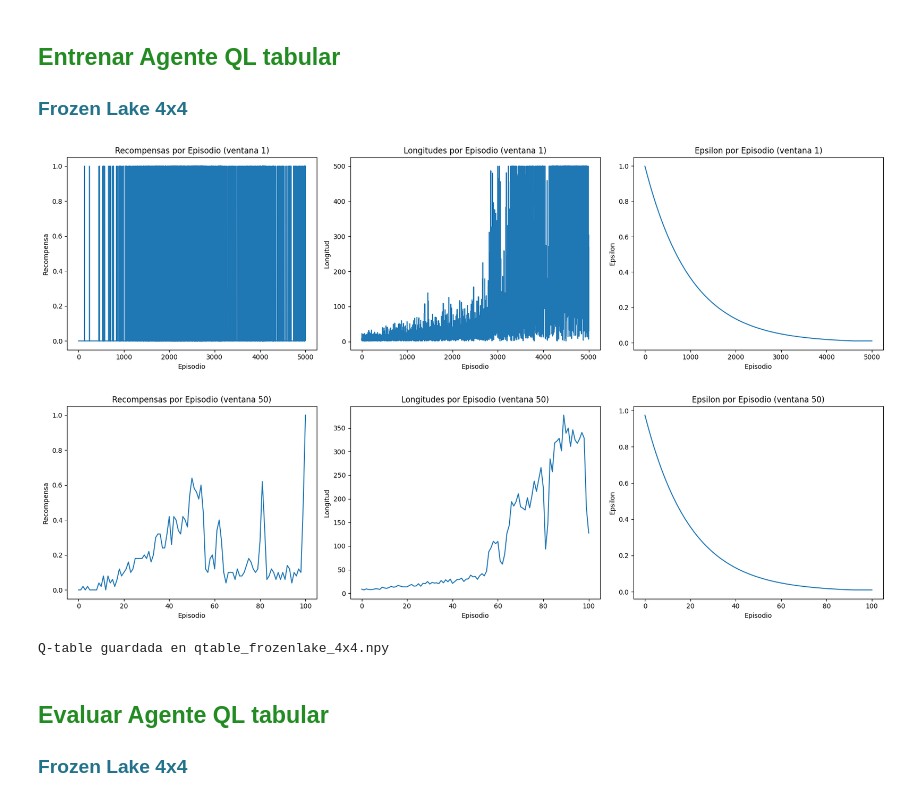
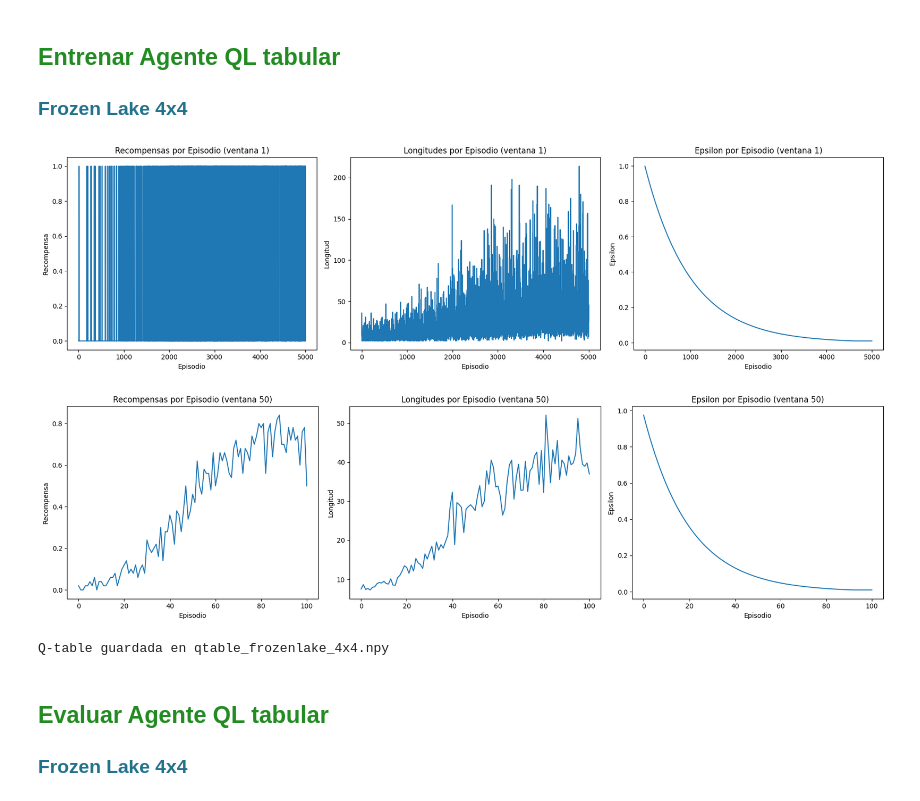
Before and after one commit to Ezequiel-Capo/MachineLearningLab, a Jupyter notebook: LAB2/lab2.ipynb, the cells around one changed output. Cells and saved outputs as stored; diff of their text form; code cells hidden in the pictures.

```diff
--- a/LAB2/lab2.ipynb
+++ b/LAB2/lab2.ipynb
@@ -864,30 +866,30 @@ Exponencial     0.050  0.999  0.950             0.734                0.734
 # %%
 # Entrenar  el Agente Q-Learning en FrozenLake-v1 4x4
 decay_rate = 0.999
 eps_min = 0.01
 # decay_rate^episodios = eps_min  -> episodios = log(eps_min/1.0) / log(decay)
 episodios = int(np.log(eps_min) / np.log(decay_rate))  + 400 #(5000) para que epsilon llegue a eps_min, más extra de redondeo y verificar como sigue con un seudo evaluar
 
 env = gym.make("FrozenLake-v1", map_name="4x4", is_slippery=True, render_mode="ansi",  max_episode_steps=500)
 
 #Estrategia de epsilon decay, óptima según experimentos
 epsilon_strategy = EpsilonStrExp(epsilon=1.0, epsilon_min=eps_min, decay_rate=decay_rate)
-agente = AgenteQLearning(env.observation_space, env.action_space, gamma=1, alpha=0.08, epsilon_strategy=epsilon_strategy)
+agente = AgenteQLearning(env.observation_space, env.action_space, gamma=1, alpha=0.05, epsilon_strategy=epsilon_strategy)
 estado, _ = env.reset()
 resultados, longitudes, epsilons = entrenar_agente(agente, env, num_episodios=episodios, verbose=False)
 graficar_resultados(resultados, longitudes, epsilons)
 ventana = episodios // 100
 # Promediamos resultados, longitudes y epsilons
 resultados_prom = promediar_por_bloques(resultados, ventana)
 longitudes_prom = promediar_por_bloques(longitudes, ventana)
 epsilons_prom = promediar_por_bloques(epsilons, ventana)
 graficar_resultados(resultados_prom, longitudes_prom, epsilons_prom, ventana=ventana)
 #agente.imprimirQtable()
 agente.guardar_qtable("qtable_frozenlake_4x4.npy")
 env.close()
 # %% [output]
-[figure, old version]
+[figure, new version]
-[figure, old version]
+[figure, new version]
 Q-table guardada en qtable_frozenlake_4x4.npy
 # %% [markdown]
 <h2 style="color: #228B22;">Evaluar Agente QL tabular</h2>
```
Also changed, not shown: parts of 7 cells of this notebook, 2 other files.
